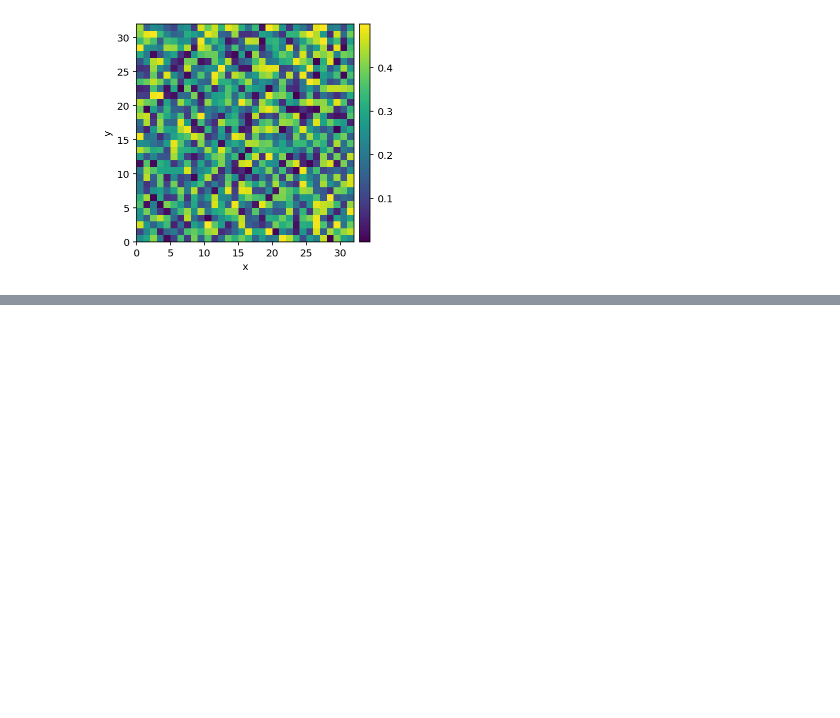
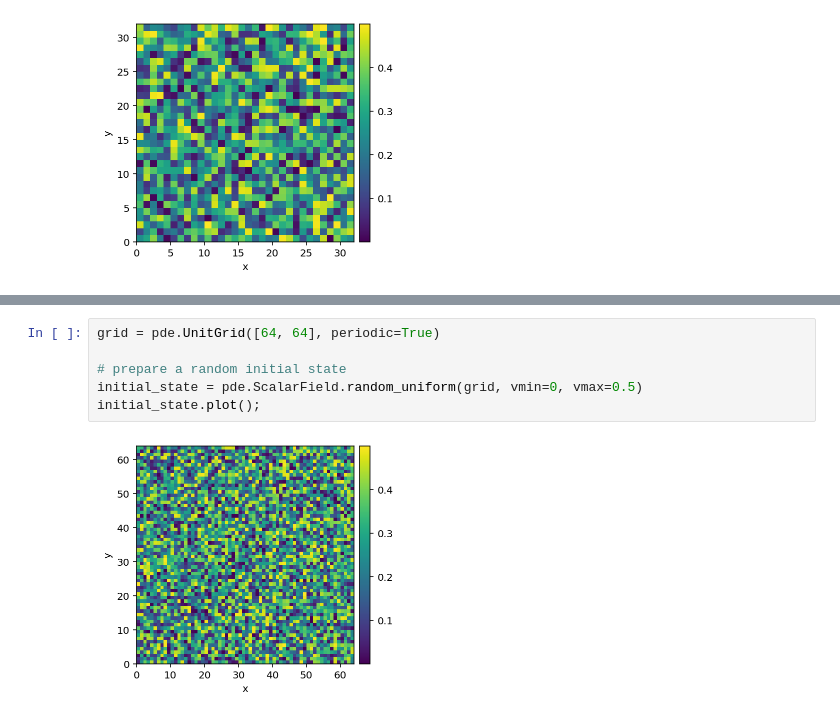
Before and after one commit to zwicker-group/tutorial-pattern-formation-in-cells, a Jupyter notebook: 04_physics-of-diffusion.ipynb, the cells around one changed output, grey strips where cells are left out. Cells and saved outputs as stored; diff of their text form; blank space fills up the shorter version.

```diff
--- a/04_physics-of-diffusion.ipynb
+++ b/04_physics-of-diffusion.ipynb
@@ -260,0 +271,8 @@ We finally have proper droplets forming!
+# %%
+grid = pde.UnitGrid([64, 64], periodic=True)
+
+# prepare a random initial state
+initial_state = pde.ScalarField.random_uniform(grid, vmin=0, vmax=0.5)
+initial_state.plot();
+# %% [output]
+[figure, added]
```
Also changed, not shown: parts of 8 cells of this notebook, 1 other file.
